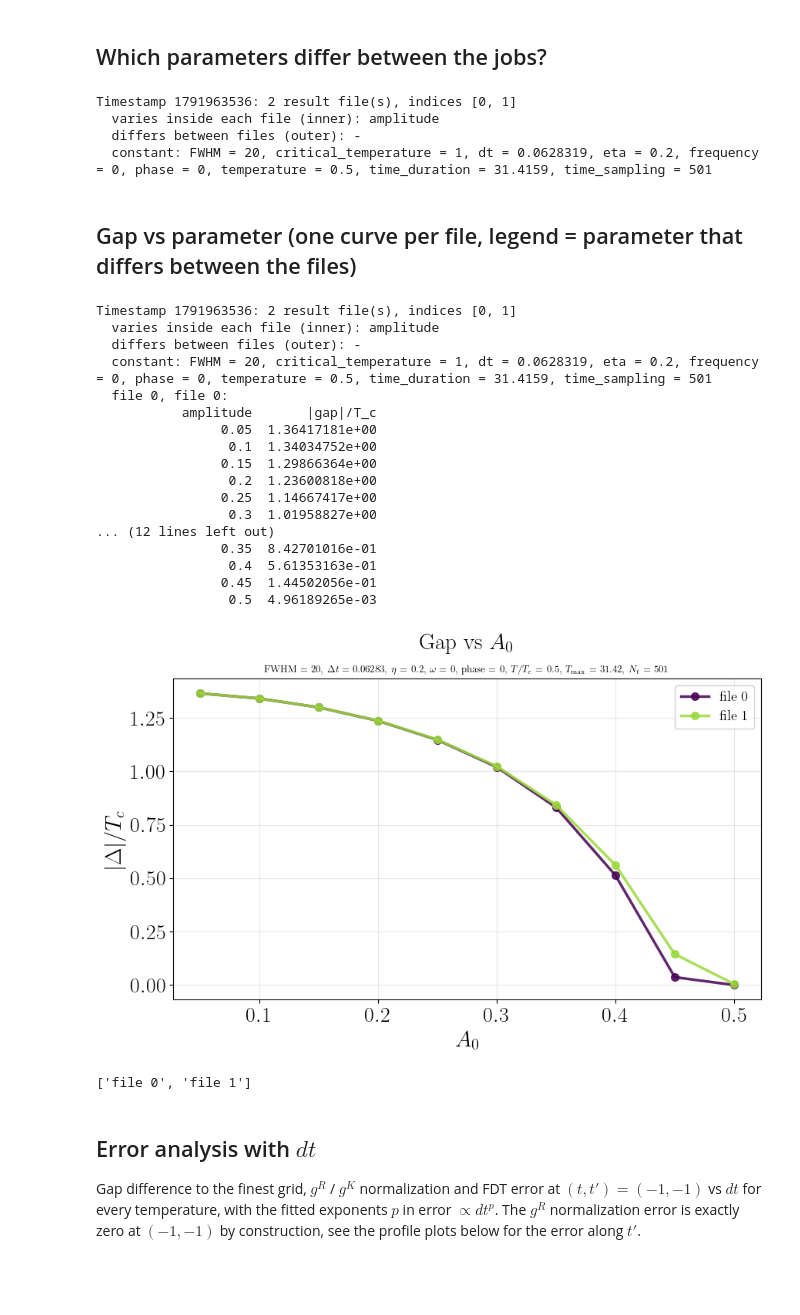
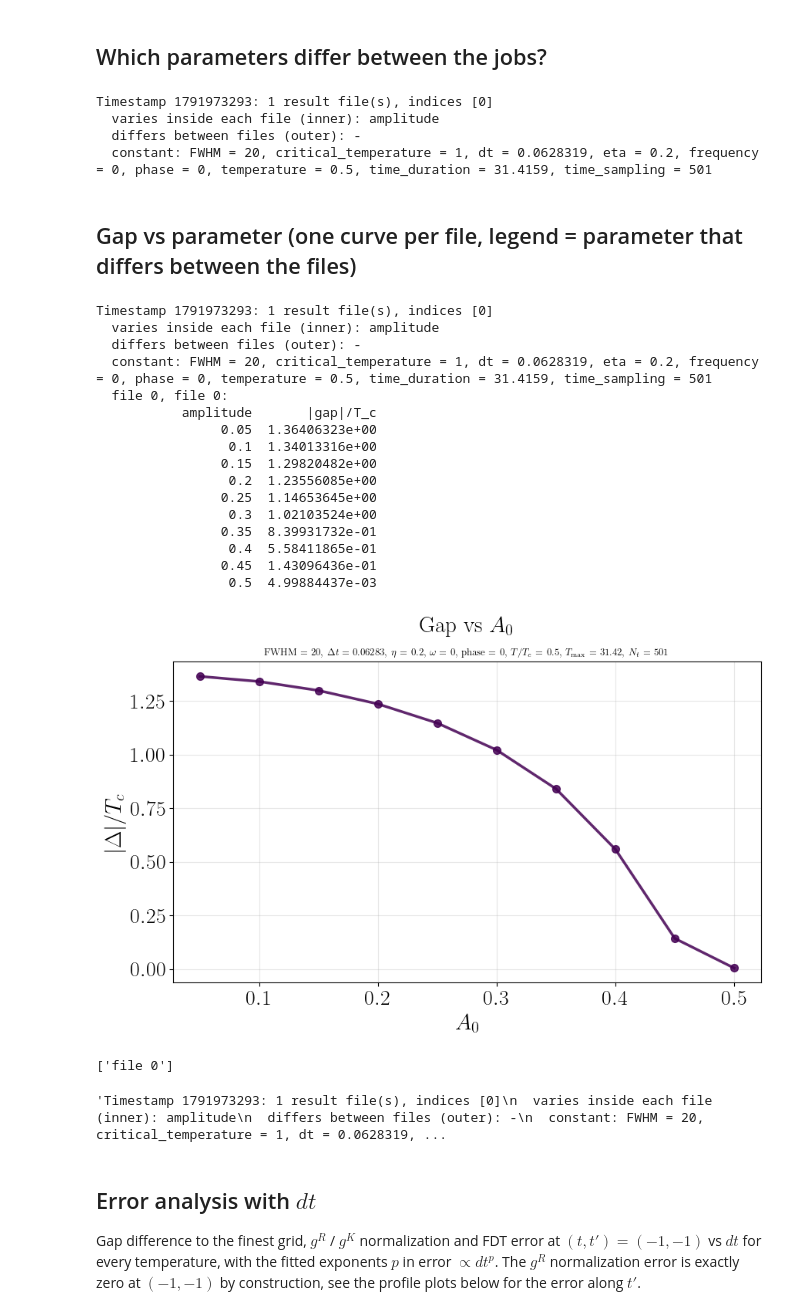
Before and after one commit to j-curtis/psBQP, a Jupyter notebook: Jupyter_notebooks/Plot_postprocessed_data.ipynb, the cells around one changed output. Cells and saved outputs as stored; diff of their text form; code cells hidden in the pictures; blank space fills up the shorter version.

```diff
--- a/Jupyter_notebooks/Plot_postprocessed_data.ipynb
+++ b/Jupyter_notebooks/Plot_postprocessed_data.ipynb
@@ -27,7 +27,7 @@ import postprocessed_analysis as pa
 # Initialize demler_tools path management
 path_management.initialize(project_name='psBQP-keldysh')
 
-timestamp ='1791963536'#'1791905534'# '1791789186'
+timestamp ='1791973293'#'1791905534'# '1791789186' modified, and it is a function of $t$ so a non-equilibrium loaded state works.
 # %% [output]
 Successfully initialized path management with following parameters:
      username:                fmarijanovic
@@ -48,35 +48,52 @@ Successfully initialized path management with following parameters:
 # %%
 detection = pa.detect_job_parameters(timestamp)
 # %% [output]
-Timestamp 1791963536: 2 result file(s), indices [0, 1]
+Timestamp 1791973293: 1 result file(s), indices [0]
   varies inside each file (inner): amplitude
   differs between files (outer): -
   constant: FWHM = 20, critical_temperature = 1, dt = 0.0628319, eta = 0.2, frequency = 0, phase = 0, temperature = 0.5, time_duration = 31.4159, time_sampling = 501
 # %% [markdown]
 ## Gap vs parameter (one curve per file, legend = parameter that differs between the files)
-# %%
-result = pa.plot_gap_vs_parameter(timestamp, save_plot=False)
-print(result['labels'])
-# %% [output]
-Timestamp 1791963536: 2 result file(s), indices [0, 1]
-  varies inside each file (inner): amplitude
-  differs between files (outer): -
-  constant: FWHM = 20, critical_temperature = 1, dt = 0.0628319, eta = 0.2, frequency = 0, phase = 0, temperature = 0.5, time_duration = 31.4159, time_sampling = 501
-  file 0, file 0:
-           amplitude       |gap|/T_c
-                0.05  1.36417181e+00
-                 0.1  1.34034752e+00
-                0.15  1.29866364e+00
-                 0.2  1.23600818e+00
-                0.25  1.14667417e+00
-                 0.3  1.01958827e+00
-... (12 lines left out)
-                0.35  8.42701016e-01
-                 0.4  5.61353163e-01
-                0.45  1.44502056e-01
-                 0.5  4.96189265e-03
-[figure, removed]
-['file 0', 'file 1']
+# %%
+result = pa.plot_gap_vs_parameter(timestamp, save_plot=False)
+print(result['labels'])
+
+"""Timestamp 1791973293: 1 result file(s), indices [0]
+  varies inside each file (inner): amplitude
+  differs between files (outer): -
+  constant: FWHM = 20, critical_temperature = 1, dt = 0.0628319, eta = 0.2, frequency = 0, phase = 0, temperature = 0.5, time_duration = 31.4159, time_sampling = 501
+  file 0, file 0:
+           amplitude       |gap|/T_c
+                0.05  1.36406323e+00
+                 0.1  1.34013316e+00
+                0.15  1.29820482e+00
+                 0.2  1.23556085e+00
+                0.25  1.14653645e+00
+                 0.3  1.02103524e+00
+                0.35  8.39931732e-01
+                 0.4  5.58411865e-01
+                0.45  1.43096436e-01
+                 0.5  4.99884437e-03"""
+# %% [output]
+Timestamp 1791973293: 1 result file(s), indices [0]
+  varies inside each file (inner): amplitude
+  differs between files (outer): -
+  constant: FWHM = 20, critical_temperature = 1, dt = 0.0628319, eta = 0.2, frequency = 0, phase = 0, temperature = 0.5, time_duration = 31.4159, time_sampling = 501
+  file 0, file 0:
+           amplitude       |gap|/T_c
+                0.05  1.36406323e+00
+                 0.1  1.34013316e+00
+                0.15  1.29820482e+00
+                 0.2  1.23556085e+00
+                0.25  1.14653645e+00
+                 0.3  1.02103524e+00
+                0.35  8.39931732e-01
+                 0.4  5.58411865e-01
+                0.45  1.43096436e-01
+                 0.5  4.99884437e-03
+[figure, added]
+['file 0']
+'Timestamp 1791973293: 1 result file(s), indices [0]\n  varies inside each file (inner): amplitude\n  differs between files (outer): -\n  constant: FWHM = 20, critical_temperature = 1, dt = 0.0628319, ...
 # %% [markdown]
 ## Error analysis with $dt$
 
```
Also changed, not shown: 6 other files.
